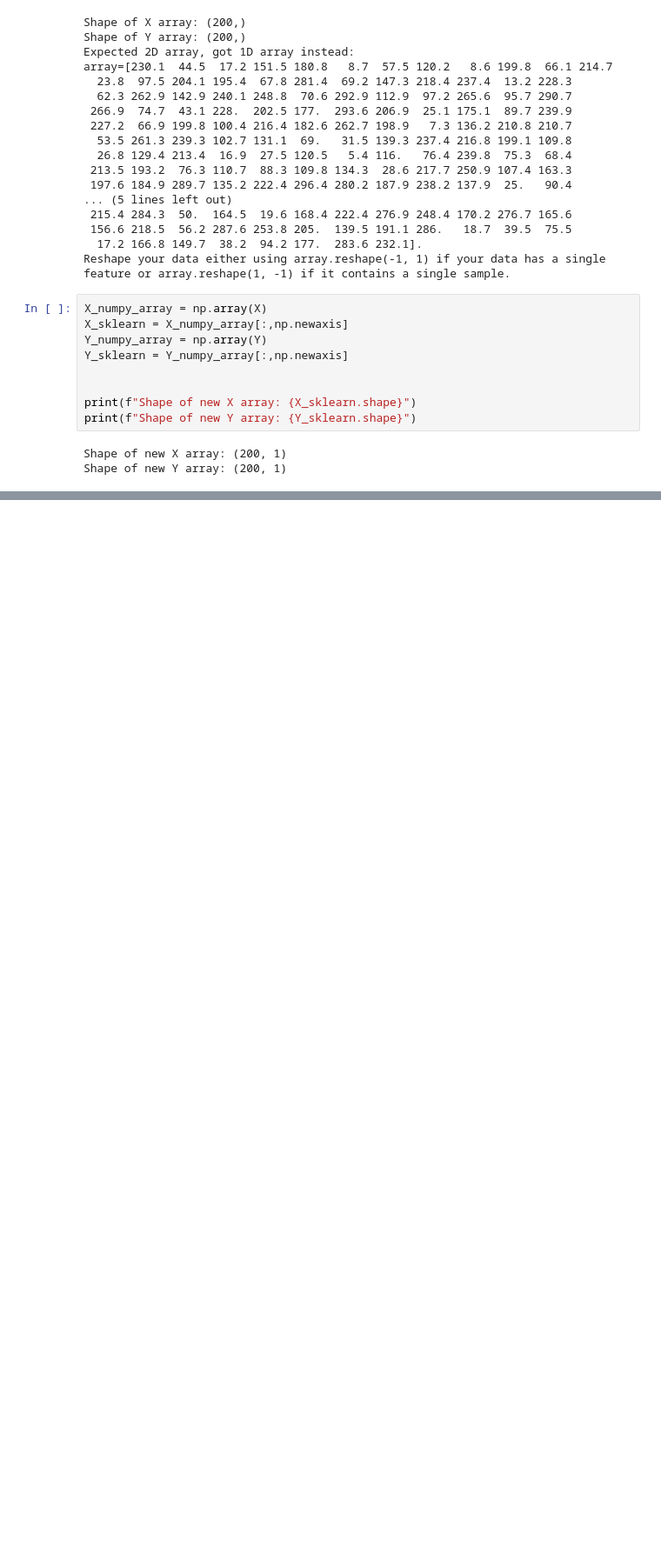
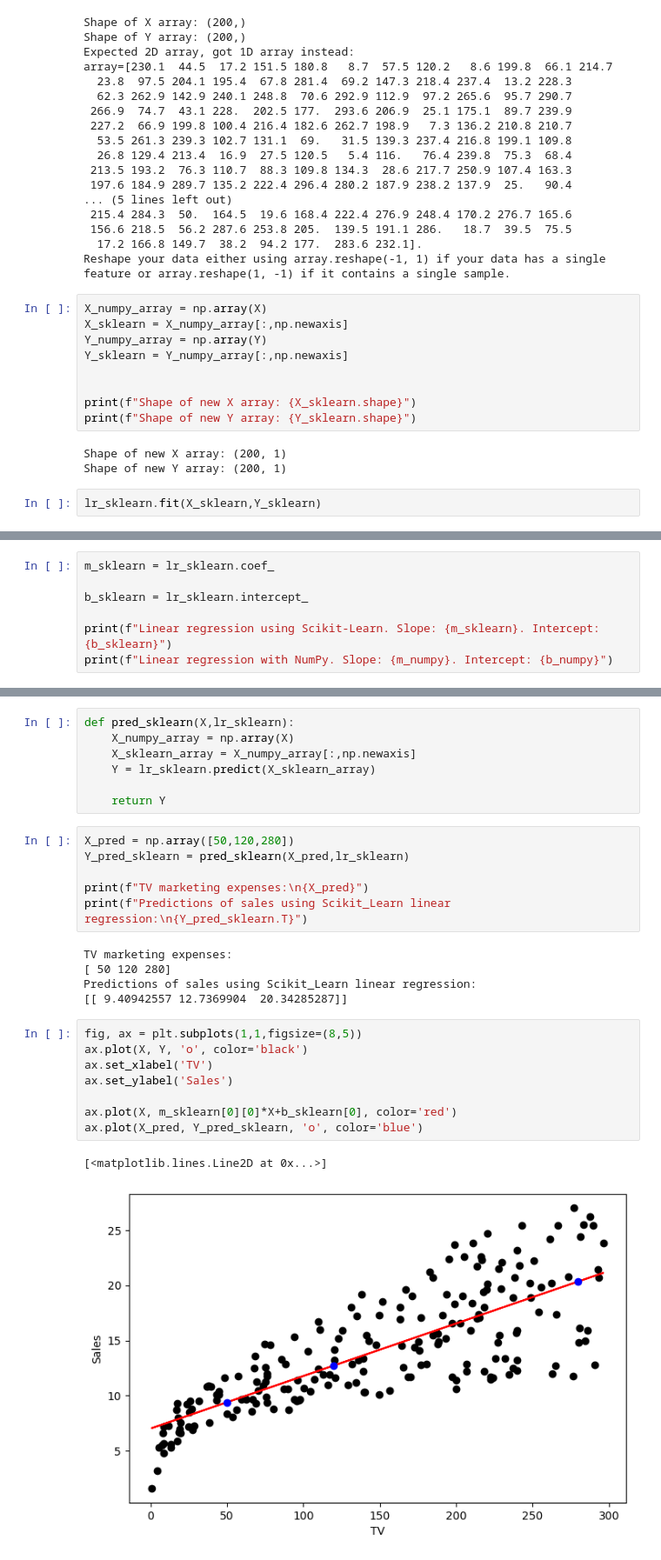
Before and after one commit to San-kalp/Maths-ML, a Jupyter notebook: Linear regression - TV sales/code.ipynb, the cells around one changed output, grey strips where cells are left out. Shown at 87% size. Saved outputs shown, nothing was run; the diff lists cells and outputs as text; blank space fills up the shorter version.

Commit message:
Linear regression using sciket-learn

```diff
--- a/Linear regression - TV sales/code.ipynb
+++ b/Linear regression - TV sales/code.ipynb
@@ -115,3 +115,5 @@ print(f"Shape of new Y array: {Y_sklearn.shape}")
 # %% [output]
 Shape of new X array: (200, 1)
 Shape of new Y array: (200, 1)
+# %%
+lr_sklearn.fit(X_sklearn,Y_sklearn)
@@ -117,0 +122,7 @@ Shape of new Y array: (200, 1)
+# %%
+m_sklearn = lr_sklearn.coef_
+
+b_sklearn = lr_sklearn.intercept_
+
+print(f"Linear regression using Scikit-Learn. Slope: {m_sklearn}. Intercept: {b_sklearn}")
+print(f"Linear regression with NumPy. Slope: {m_numpy}. Intercept: {b_numpy}")
@@ -117,0 +132,29 @@ Shape of new Y array: (200, 1)
+# %%
+def pred_sklearn(X,lr_sklearn):
+    X_numpy_array = np.array(X)
+    X_sklearn_array = X_numpy_array[:,np.newaxis]
+    Y = lr_sklearn.predict(X_sklearn_array)
+
+    return Y
+# %%
+X_pred = np.array([50,120,280])
+Y_pred_sklearn = pred_sklearn(X_pred,lr_sklearn)
+
+print(f"TV marketing expenses:\n{X_pred}")
+print(f"Predictions of sales using Scikit_Learn linear regression:\n{Y_pred_sklearn.T}")
+# %% [output]
+TV marketing expenses:
+[ 50 120 280]
+Predictions of sales using Scikit_Learn linear regression:
+[[ 9.40942557 12.7369904  20.34285287]]
+# %%
+fig, ax = plt.subplots(1,1,figsize=(8,5))
+ax.plot(X, Y, 'o', color='black')
+ax.set_xlabel('TV')
+ax.set_ylabel('Sales')
+
+ax.plot(X, m_sklearn[0][0]*X+b_sklearn[0], color='red')
+ax.plot(X_pred, Y_pred_sklearn, 'o', color='blue')
+# %% [output]
+[<matplotlib.lines.Line2D at 0x...>]
+[figure, added]
```
Also changed, not shown: parts of 2 cells of this notebook.
